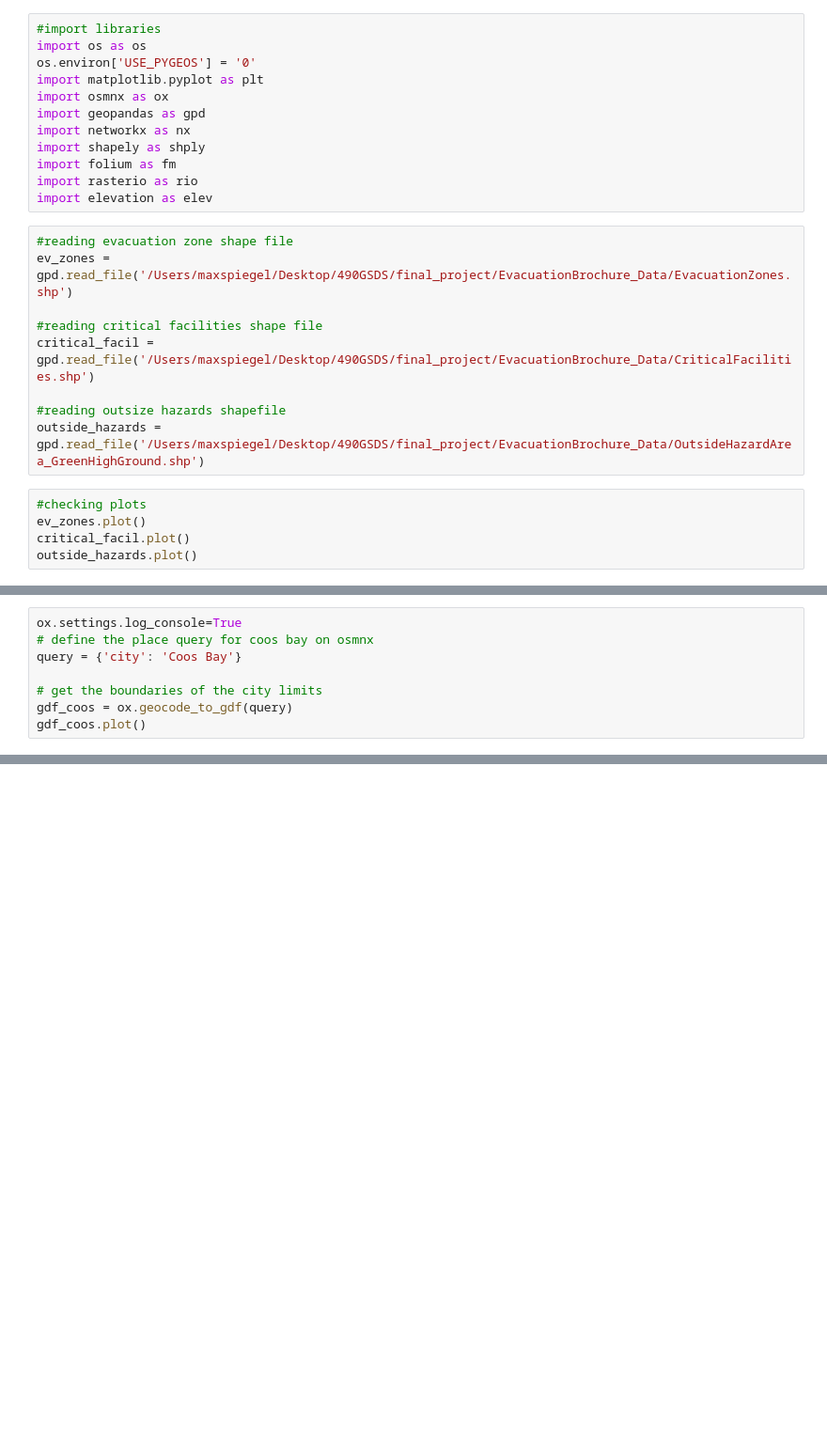
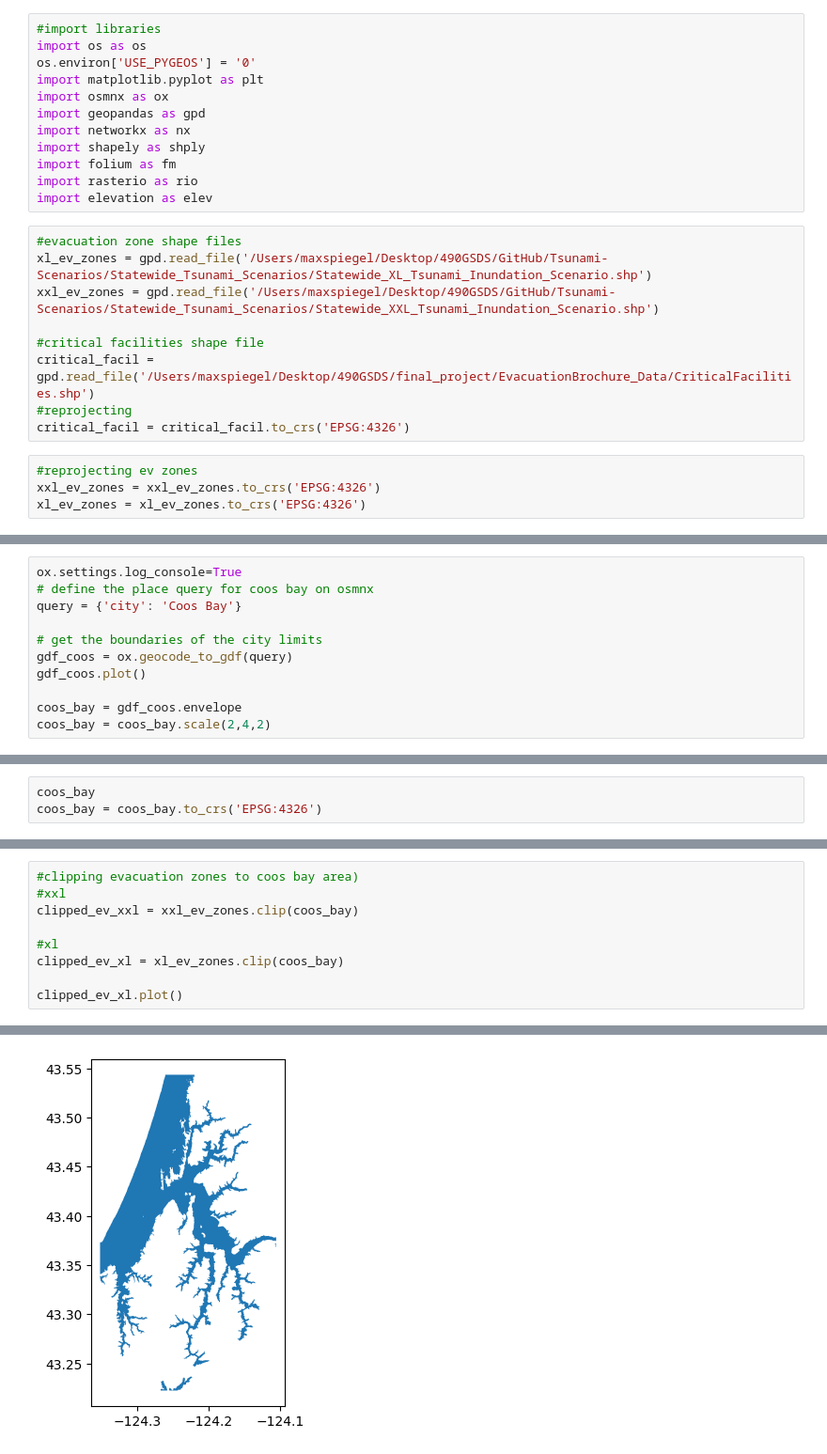
Before and after one commit to mspiegel11/Tsunami-Scenarios, a Jupyter notebook: Tsunami_Scenarios.ipynb, the cells around one changed output, grey strips where cells are left out. Shown: that part at 94% size. Drawn from its saved outputs; the diff is of its cells as text; blank space fills up the shorter version.

```diff
--- a/Tsunami_Scenarios.ipynb
+++ b/Tsunami_Scenarios.ipynb
@@ -11,16 +11,15 @@ import folium as fm
 import rasterio as rio
 import elevation as elev
 # %%
-#reading evacuation zone shape file
-ev_zones = gpd.read_file('/Users/maxspiegel/Desktop/490GSDS/final_project/EvacuationBrochure_Data/EvacuationZones.shp')
+#evacuation zone shape files
+xl_ev_zones = gpd.read_file('/Users/maxspiegel/Desktop/490GSDS/GitHub/Tsunami-Scenarios/Statewide_Tsunami_Scenarios/Statewide_XL_Tsunami_Inundation_Scenario.shp')
+xxl_ev_zones = gpd.read_file('/Users/maxspiegel/Desktop/490GSDS/GitHub/Tsunami-Scenarios/Statewide_Tsunami_Scenarios/Statewide_XXL_Tsunami_Inundation_Scenario.shp')
 
-#reading critical facilities shape file
+#critical facilities shape file
 critical_facil = gpd.read_file('/Users/maxspiegel/Desktop/490GSDS/final_project/EvacuationBrochure_Data/CriticalFacilities.shp')
-
-#reading outsize hazards shapefile
-outside_hazards = gpd.read_file('/Users/maxspiegel/Desktop/490GSDS/final_project/EvacuationBrochure_Data/OutsideHazardArea_GreenHighGround.shp')
+#reprojecting
+critical_facil = critical_facil.to_crs('EPSG:4326')
 # %%
-#checking plots
-ev_zones.plot()
-critical_facil.plot()
-outside_hazards.plot()
+#reprojecting ev zones
+xxl_ev_zones = xxl_ev_zones.to_crs('EPSG:4326')
+xl_ev_zones = xl_ev_zones.to_crs('EPSG:4326')
@@ -37,4 +31,7 @@ query = {'city': 'Coos Bay'}
 # get the boundaries of the city limits
 gdf_coos = ox.geocode_to_gdf(query)
 gdf_coos.plot()
+
+coos_bay = gdf_coos.envelope
+coos_bay = coos_bay.scale(2,4,2)
 # %% [output]
@@ -42,4 +38,7 @@ gdf_coos.plot()
 [figure]
+# %%
+coos_bay
+coos_bay = coos_bay.to_crs('EPSG:4326')
 # %%
 #checking coos bay data
 gdf_coos.head()
@@ -92,0 +52,10 @@ edge_graph.plot(ax=ax, color="black")
+# %%
+#clipping evacuation zones to coos bay area)
+#xxl
+clipped_ev_xxl = xxl_ev_zones.clip(coos_bay)
+
+#xl
+clipped_ev_xl = xl_ev_zones.clip(coos_bay)
+
+clipped_ev_xl.plot()
+# %% [output]
@@ -92,0 +63 @@ edge_graph.plot(ax=ax, color="black")
+[figure, added]
```
Also changed, not shown: parts of 13 cells of this notebook.
